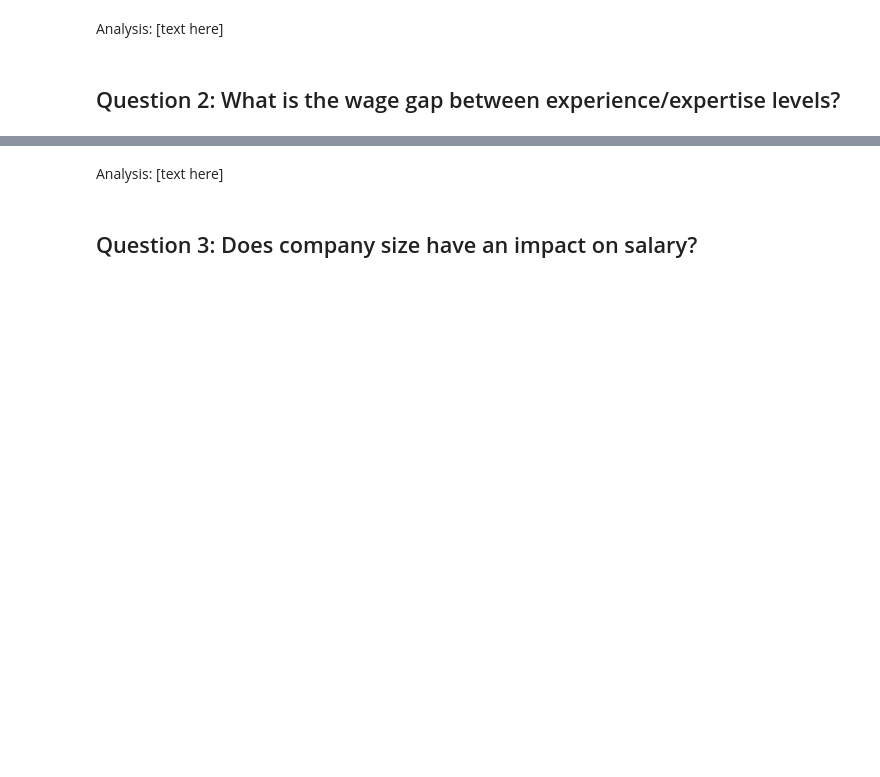
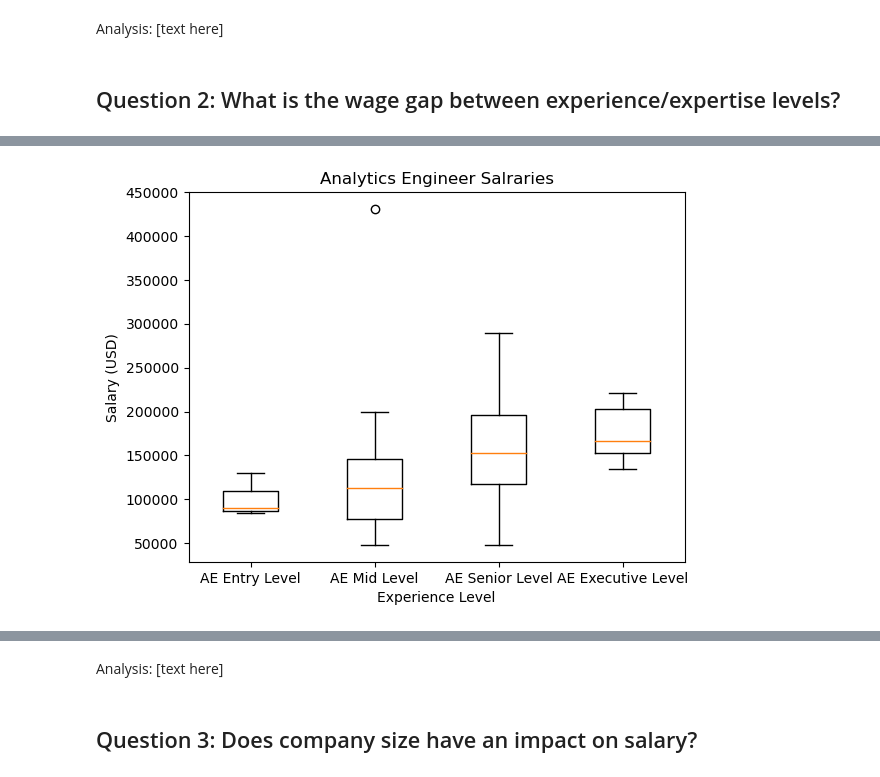
Before and after one commit to emilyshewcraft/project-one, a Jupyter notebook: Results/final_results.ipynb, the cells around one changed output, grey strips where cells are left out. Drawn from its saved outputs; the diff is of its cells as text; code cells hidden in the pictures; blank space fills up the shorter version.

```diff
--- a/Results/final_results.ipynb
+++ b/Results/final_results.ipynb
@@ -15,0 +243,81 @@ Analysis: [text here]
+# %%
+ae_salaries_entry = salaries_df.loc[(salaries_df['Job Title'] == "Analytics Engineer") & (salaries_df['Experience Level'] == 'Entry'), 'Salary in USD']
+ae_salaries_executive = salaries_df.loc[(salaries_df['Job Title'] == "Analytics Engineer") & (salaries_df['Experience Level'] == 'Executive'), 'Salary in USD']
+ae_salaries_senior = salaries_df.loc[(salaries_df['Job Title'] == "Analytics Engineer") & (salaries_df['Experience Level'] == 'Senior'), 'Salary in USD']
+ae_salaries_mid = salaries_df.loc[(salaries_df['Job Title'] == "Analytics Engineer") & (salaries_df['Experience Level'] == 'Mid'), 'Salary in USD']
+
+plt.boxplot([ae_salaries_entry, ae_salaries_mid, ae_salaries_senior, ae_salaries_executive], labels=['AE Entry Level', 'AE Mid Level', 'AE Senior Level', 'AE Executive Level'])
+
+plt.title('Analytics Engineer Salraries')
+plt.xlabel('Experience Level')
+plt.ylabel('Salary (USD)')
+plt.yticks(range(50000, 500000, 50000))
+
+
+plt.show()
+
+quartiles = ae_salaries_entry.quantile([.25,.5,.75])
+lowerq = quartiles[0.25]
+upperq = quartiles[0.75]
+iqr = upperq-lowerq
+
+print(f"The lower quartile of AE Entry Level salary is: {lowerq}")
+print(f"The upper quartile of AE Entry Level salary is: {upperq}")
+print(f"The interquartile range of AE Entry Level salar is: {iqr}")
+print(f"The the median of AE Entry Level salary is: {quartiles[0.5]} ")
+
+lower_bound = lowerq - (1.5*iqr)
+upper_bound = upperq + (1.5*iqr)
+print(f"Values below {lower_bound} could be outliers.")
+print(f"Values above {upper_bound} could be outliers.")
+
+print('-------------------------------------------------------')
+
+quartiles = ae_salaries_mid.quantile([.25,.5,.75])
+lowerq = quartiles[0.25]
+upperq = quartiles[0.75]
+iqr = upperq-lowerq
+
+print(f"The lower quartile of AE Mid Level salary is: {lowerq}")
+print(f"The upper quartile of AE Mid Level salary is: {upperq}")
+print(f"The interquartile range of AE Mid Level salar is: {iqr}")
+print(f"The the median of AE Mid Level salary is: {quartiles[0.5]} ")
+
+lower_bound = lowerq - (1.5*iqr)
+upper_bound = upperq + (1.5*iqr)
+print(f"Values below {lower_bound} could be outliers.")
+print(f"Values above {upper_bound} could be outliers.")
+
+print('-------------------------------------------------------')
+quartiles = ae_salaries_senior.quantile([.25,.5,.75])
+lowerq = quartiles[0.25]
+upperq = quartiles[0.75]
+iqr = upperq-lowerq
+
+print(f"The lower quartile of AE Senior Level salary is: {lowerq}")
+print(f"The upper quartile of AE Senior Level salary is: {upperq}")
+print(f"The interquartile range of AE Senior Level salary is: {iqr}")
+print(f"The the median of AE Senior Level salary is: {quartiles[0.5]} ")
+
+lower_bound = lowerq - (1.5*iqr)
+upper_bound = upperq + (1.5*iqr)
+print(f"Values below {lower_bound} could be outliers.")
+print(f"Values above {upper_bound} could be outliers.")
+
+print('-------------------------------------------------------')
+quartiles = ae_salaries_executive.quantile([.25,.5,.75])
+lowerq = quartiles[0.25]
+upperq = quartiles[0.75]
+iqr = upperq-lowerq
+
+print(f"The lower quartile of AE Executive Level salary is: {lowerq}")
+print(f"The upper quartile of AE Executive Level salary is: {upperq}")
+print(f"The interquartile range of AE Executive Level salary is: {iqr}")
+print(f"The the median of AE Executive Level salary is: {quartiles[0.5]} ")
+
+lower_bound = lowerq - (1.5*iqr)
+upper_bound = upperq + (1.5*iqr)
+print(f"Values below {lower_bound} could be outliers.")
+print(f"Values above {upper_bound} could be outliers.")
+# %% [output]
+[figure, added]
```
Also changed, not shown: parts of 43 cells of this notebook.
